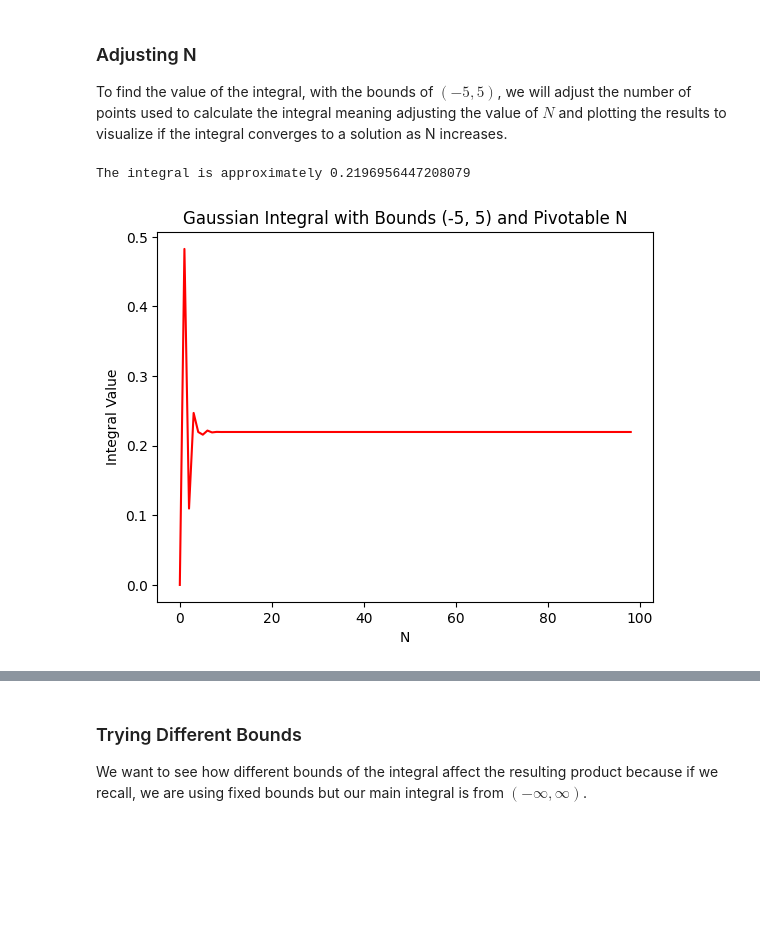
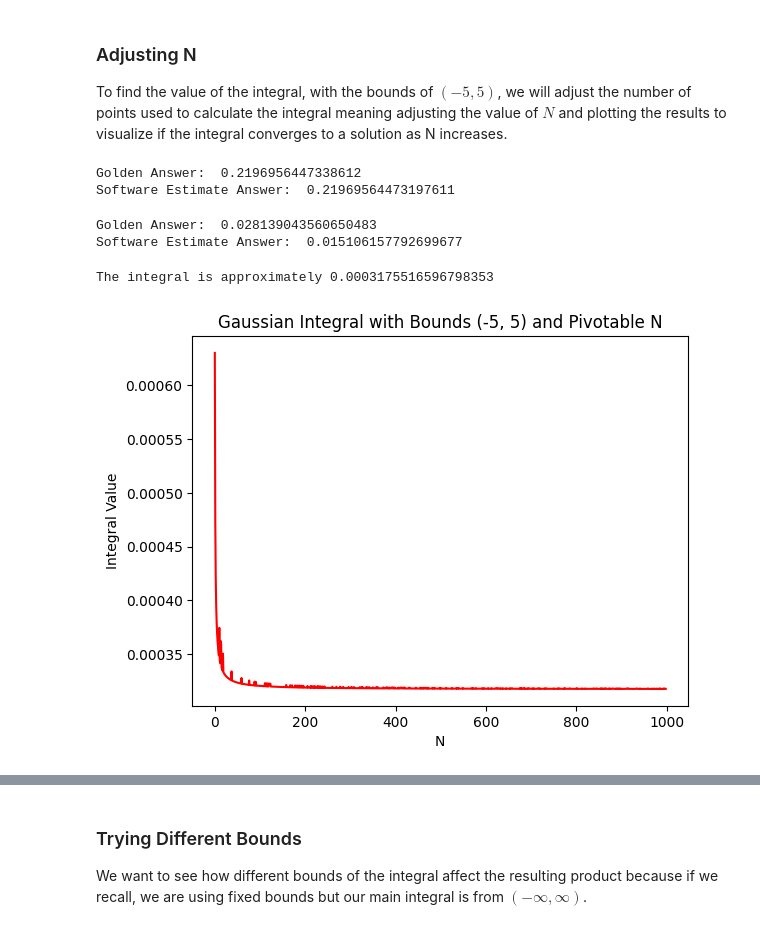
Before and after one commit to Tqkoyaki/Research, a Jupyter notebook: GaussianIntegral.ipynb, the cells around one changed output, grey strips where cells are left out. Saved outputs shown, nothing was run; the diff lists cells and outputs as text; code cells hidden in the pictures; blank space fills up the shorter version.

```diff
--- a/GaussianIntegral.ipynb
+++ b/GaussianIntegral.ipynb
@@ -104,15 +112,27 @@ def ratio_ans(mu1=mu1, mu2=mu2, sig1=sig1, sig2=sig2, a=bounds[0], b=bounds[1],
+# %%
+print("Golden Answer: ", golden_ans())
+print("Software Estimate Answer: ", gaus_soft_product())
+# %% [output]
+Golden Answer:  0.2196956447338612
+Software Estimate Answer:  0.21969564473197611
+# %%
+print("Golden Answer: ", golden_ans(sig1=10, sig2=10))
+print("Software Estimate Answer: ", gaus_soft_product(sig1=10, sig2=10, epsilon=0.000001))
+# %% [output]
+Golden Answer:  0.028139043560650483
+Software Estimate Answer:  0.015106157792699677
 # %%
-res = np.vectorize(gauss_product)(N=np.arange(1, 100, 1))
+res = np.vectorize(gauss_product)(N=np.arange(1, 1000, 1), sig1=100, sig2=100, a=-10, b=10)
 
 # Plots the results
 plt = sns.lineplot(res)
 plt.set_title('Gaussian Integral with Bounds (-5, 5) and Pivotable N')
 plt.set_xlabel('N')
 plt.set_ylabel('Integral Value')
 plt.lines[0].set_color('red')
 
 print('The integral is approximately', res[-1])
 # %% [output]
-The integral is approximately 0.2196956447208079
+The integral is approximately 0.0003175516596798353
-[figure, old version]
+[figure, new version]
 # %%
```
Also changed, not shown: parts of 3 cells of this notebook, 2 other files.
